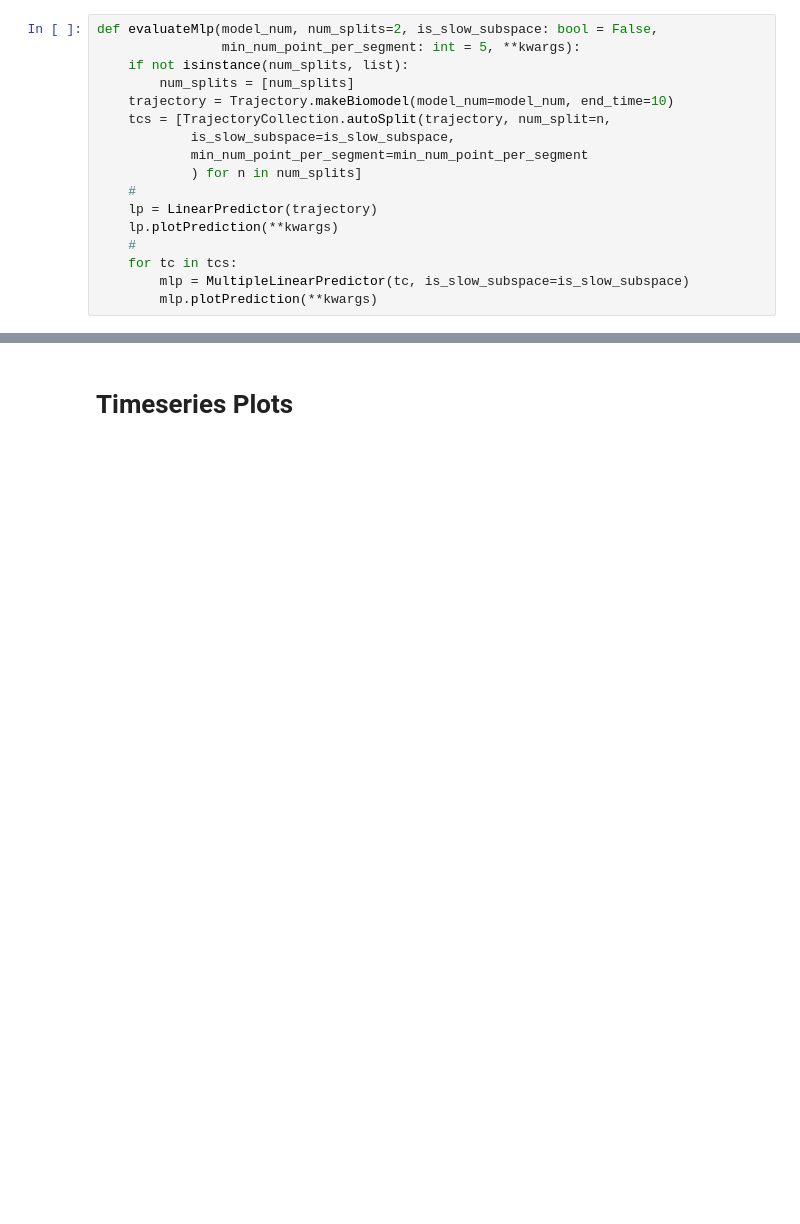
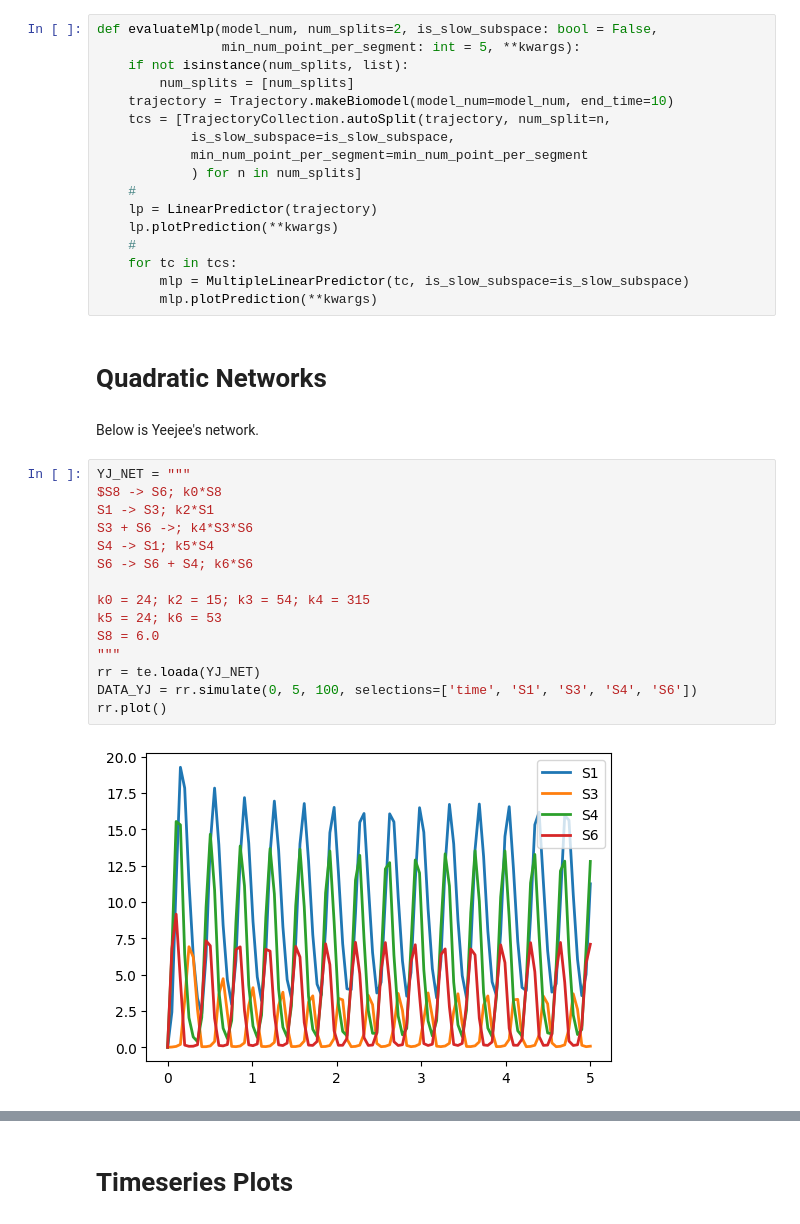
Before and after one commit to ModelEngineering/model_linearity_analysis, a Jupyter notebook: notebooks/score_analysis.ipynb, the cells around one changed output, grey strips where cells are left out. Drawn from its saved outputs; the diff is of its cells as text; blank space fills up the shorter version.

```diff
--- a/notebooks/score_analysis.ipynb
+++ b/notebooks/score_analysis.ipynb
@@ -36,3 +38,24 @@ def evaluateMlp(model_num, num_splits=2, is_slow_subspace: bool = False,
     for tc in tcs:
         mlp = MultipleLinearPredictor(tc, is_slow_subspace=is_slow_subspace)
         mlp.plotPrediction(**kwargs)
+# %% [markdown]
+# Quadratic Networks
+# %% [markdown]
+Below is Yeejee's network.
+# %%
+YJ_NET = """
+$S8 -> S6; k0*S8
+S1 -> S3; k2*S1
+S3 + S6 ->; k4*S3*S6
+S4 -> S1; k5*S4
+S6 -> S6 + S4; k6*S6
+
+k0 = 24; k2 = 15; k3 = 54; k4 = 315
+k5 = 24; k6 = 53
+S8 = 6.0
+"""
+rr = te.loada(YJ_NET)
+DATA_YJ = rr.simulate(0, 5, 100, selections=['time', 'S1', 'S3', 'S4', 'S6'])
+rr.plot()
+# %% [output]
+[figure, added]
```
Also changed, not shown: parts of 12 cells of this notebook, 8 other files.
